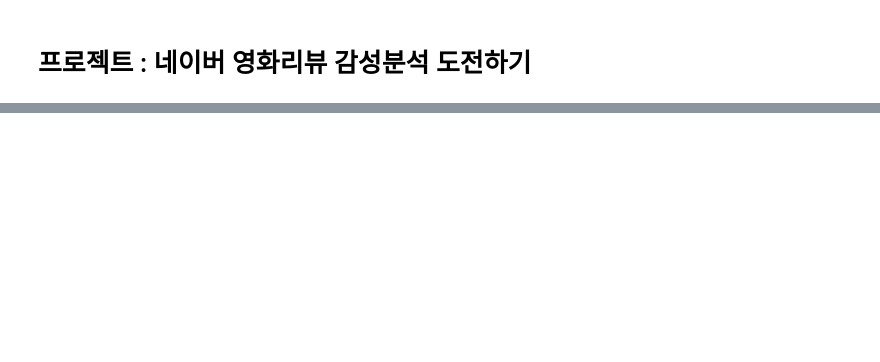
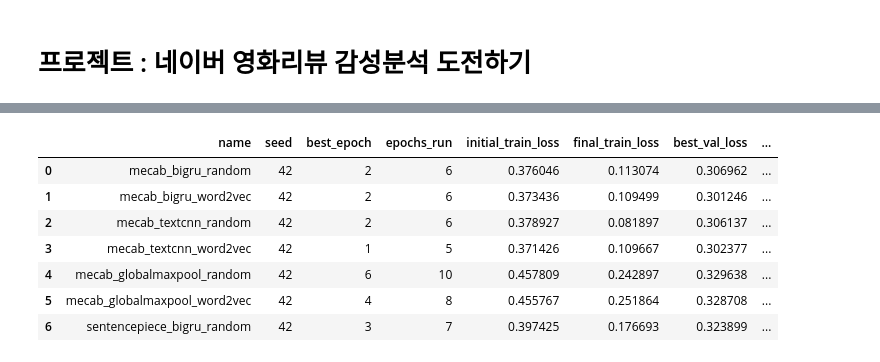
Before and after one commit to autojjangs/ERICA_X_MODULABS_NLP, a Jupyter notebook: 04/4 영화리뷰 텍스트 감성분석하기[프로젝트].ipynb, the cells around one changed output, grey strips where cells are left out. Drawn from its saved outputs; the diff is of its cells as text; code cells hidden in the pictures; blank space fills up the shorter version.

```diff
--- a/04/4 영화리뷰 텍스트 감성분석하기[프로젝트].ipynb
+++ b/04/4 영화리뷰 텍스트 감성분석하기[프로젝트].ipynb
@@ -266,0 +1198,71 @@ vector = word_vectors.wv[‘끝’]
+# %%
+attempted_architectures = sorted(validation_runs.query("tokenizer == 'mecab'").architecture.unique())
+rubric_rows = [
+    {"criterion": "3가지 이상 모델을 성공적으로 학습", "met": len(attempted_architectures) >= 3,
+     "evidence": ", ".join(attempted_architectures)},
+    {"criterion": "gensim 유사 단어로 자체학습·사전학습 임베딩 비교", "met": not neighbors_df.empty,
+     "evidence": f"공통 어휘 {len(common_words):,}개, 질의 {len(query_words)}개, 임베딩 3종"},
+    {"criterion": "검증 선택 Word2Vec 모델의 테스트 정확도 85% 이상", "met": accuracy_reached,
+     "evidence": f"{selected_test_accuracy:.4%}"},
+    {"criterion": "Word2Vec 적용 후 동일 구조 대비 정확도 향상 관측", "met": improvement_observed,
+     "evidence": f"{observed_difference * 100:+.3f} %p, 95% 구간 "
+                 f"[{difference_interval[0] * 100:+.3f}, {difference_interval[1] * 100:+.3f}] %p"},
+]
+rubric_df = pd.DataFrame(rubric_rows)
+rubric_df["status"] = rubric_df.met.map({True: "충족/관측", False: "미충족/미관측"})
+if RUN_MODE != "full":
+    rubric_df["status"] = "동작 점검용 — 제출 성능 판정 제외"
+display(rubric_df[["criterion", "status", "evidence"]])
+rubric_df.to_csv(RUN_DIR / "rubric_status.csv", index=False, encoding="utf-8-sig")
+
+convergence_rows = []
+for row in validation_runs.to_dict("records"):
+    history = pd.read_csv(RUN_DIR / f"{row['name']}_seed{row['seed']}_history.csv")
+    convergence_rows.append({"name": row["name"], "seed": row["seed"], "best_epoch": row["best_epoch"],
+                             "epochs_run": len(history), "initial_train_loss": float(history.train_loss.iloc[0]),
+                             "final_train_loss": float(history.train_loss.iloc[-1]),
+                             "best_val_loss": float(history.val_loss.min()),
+                             "final_val_loss": float(history.val_loss.iloc[-1])})
+display(pd.DataFrame(convergence_rows))
+
+report_lines = [
+    f"실행 모드 **{RUN_MODE}**, 학습 {len(train_df):,}개 / 검증 {len(val_df):,}개 / 테스트 {len(test_df):,}개.",
+    f"검증으로 선택한 Word2Vec 모델은 `{selected_w2v_name}`이며 테스트 정확도는 **{selected_test_accuracy:.4%}**이다.",
+    f"동일 구조의 자체학습 임베딩 기준 {paired_random_accuracy:.4%}에서 "
+    f"**{observed_difference * 100:+.3f} %p** 변화했다. "
+    f"85% 기준은 {'충족' if accuracy_reached else '미충족'}이고, "
+    f"동일 구조 대비 성능 향상은 {'관측되었다' if improvement_observed else '관측되지 않았다'}.",
+    f"무작위 초기화 중 검증 최상위 모델 `{selected_random_name}`의 테스트 정확도는 "
+    f"{best_random_test_accuracy:.4%}이다. 이 기준 대비 차이는 "
+    f"{(selected_test_accuracy - best_random_test_accuracy) * 100:+.3f} %p이다.",
+    f"사전학습 자료: {pretrained_info['source']}. 임베딩 차원은 {EMBEDDING_DIM}, "
+    f"학습 어휘 적용률은 {coverage['vocabulary_coverage']:.2%}, 학습 토큰 적용률은 "
+    f"{coverage['training_token_coverage']:.2%}이다.",
+]
+if not pretrained_info["assignment_file"]:
+    report_lines.append("과제 지정 원본 파일을 확보하지 못해 공개 Wikipedia Word2Vec을 대체 사용했다. "
+                        "원본 word2vec_ko.model과 동일한 실험 조건이라고 주장하지 않는다.")
+if difference_interval[0] <= 0 <= difference_interval[1]:
+    report_lines.append("문장 재표집 구간에 0이 포함되므로 관측된 점수 차이의 방향이 안정적이라고 단정하지 않는다.")
+if len(MODEL_SEEDS) == 1:
+    report_lines.append("단일 seed 결과이므로 표준편차는 NaN이며 seed에 따른 안정성은 확인하지 않았다.")
+report_lines.append("자체학습 임베딩의 유사 단어는 감성분석 지도 신호를, 사전학습 임베딩은 원래 말뭉치의 문맥을 반영한다. "
+                    "이웃 단어의 의미와 점수 차이를 함께 보아야 하며, 코사인 유사도 자체를 분류 정확도로 해석하지 않는다.")
+if RUN_MODE != "full":
+    report_lines.insert(0, "**이 결과는 작은 표본·1에폭 동작 점검이다. 제출용 성능이나 루브릭 통과 근거로 사용할 수 없다.**")
+report = "\n\n".join(report_lines)
+display(Markdown(report))
+(RUN_DIR / "experiment_report.txt").write_text(report, encoding="utf-8")
+save_json(RUN_DIR / "rubric_assessment.json", {
+    "mode": RUN_MODE, "accuracy_threshold": 0.85, "selected_word2vec": selected_w2v_name,
+    "paired_random": paired_random_name, "test_accuracy": selected_test_accuracy,
+    "improvement_percentage_points": observed_difference * 100,
+    "difference_95_interval": difference_interval,
+    "full_run_meets_measured_criteria": bool(RUN_MODE == "full" and all(row["met"] for row in rubric_rows)),
+    "assignment_word2vec_file_used": pretrained_info["assignment_file"],
+    "seed_count": len(MODEL_SEEDS), "three_architectures": attempted_architectures})
+archive_path = shutil.make_archive(str(RUN_DIR.parent / f"nsmc_week4_results_{run_id}"), "zip", RUN_DIR)
+print("실험 결과 경로:", RUN_DIR.resolve())
+print("결과 압축 파일:", archive_path)
+print("전체 실행 후 표·그래프·결론이 남도록 노트북을 저장하세요.")
+# %% [output]
@@ -266,0 +1274,8 @@ vector = word_vectors.wv[‘끝’]
+|  | name | seed | best_epoch | epochs_run | initial_train_loss | final_train_loss | best_val_loss | ... |
+| 0 | mecab_bigru_random | 42 | 2 | 6 | 0.376046 | 0.113074 | 0.306962 | ... |
+| 1 | mecab_bigru_word2vec | 42 | 2 | 6 | 0.373436 | 0.109499 | 0.301246 | ... |
+| 2 | mecab_textcnn_random | 42 | 2 | 6 | 0.378927 | 0.081897 | 0.306137 | ... |
+| 3 | mecab_textcnn_word2vec | 42 | 1 | 5 | 0.371426 | 0.109667 | 0.302377 | ... |
+| 4 | mecab_globalmaxpool_random | 42 | 6 | 10 | 0.457809 | 0.242897 | 0.329638 | ... |
+| 5 | mecab_globalmaxpool_word2vec | 42 | 4 | 8 | 0.455767 | 0.251864 | 0.328708 | ... |
+| 6 | sentencepiece_bigru_random | 42 | 3 | 7 | 0.397425 | 0.176693 | 0.323899 | ... |
```
Also changed, not shown: parts of 55 cells of this notebook, 1 other file.
